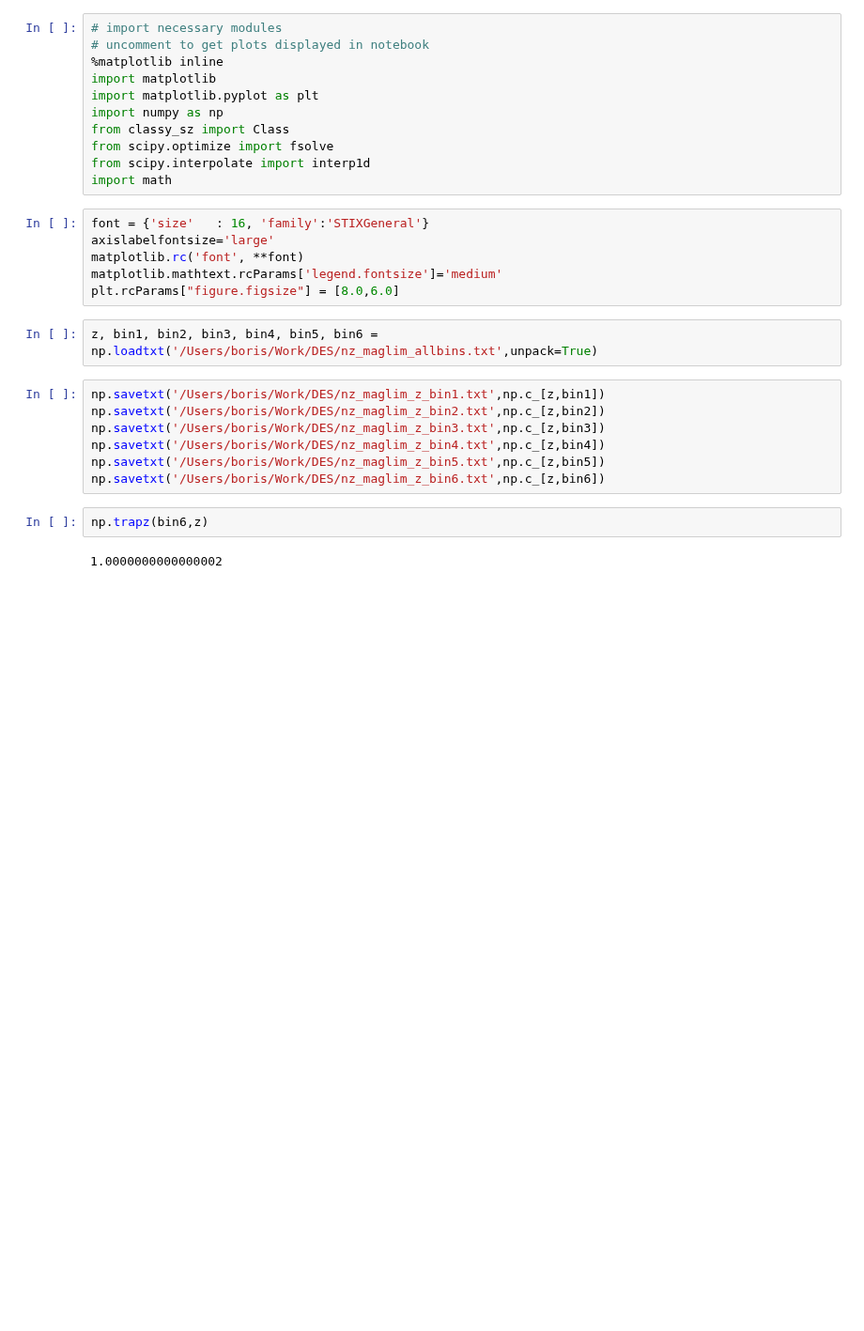
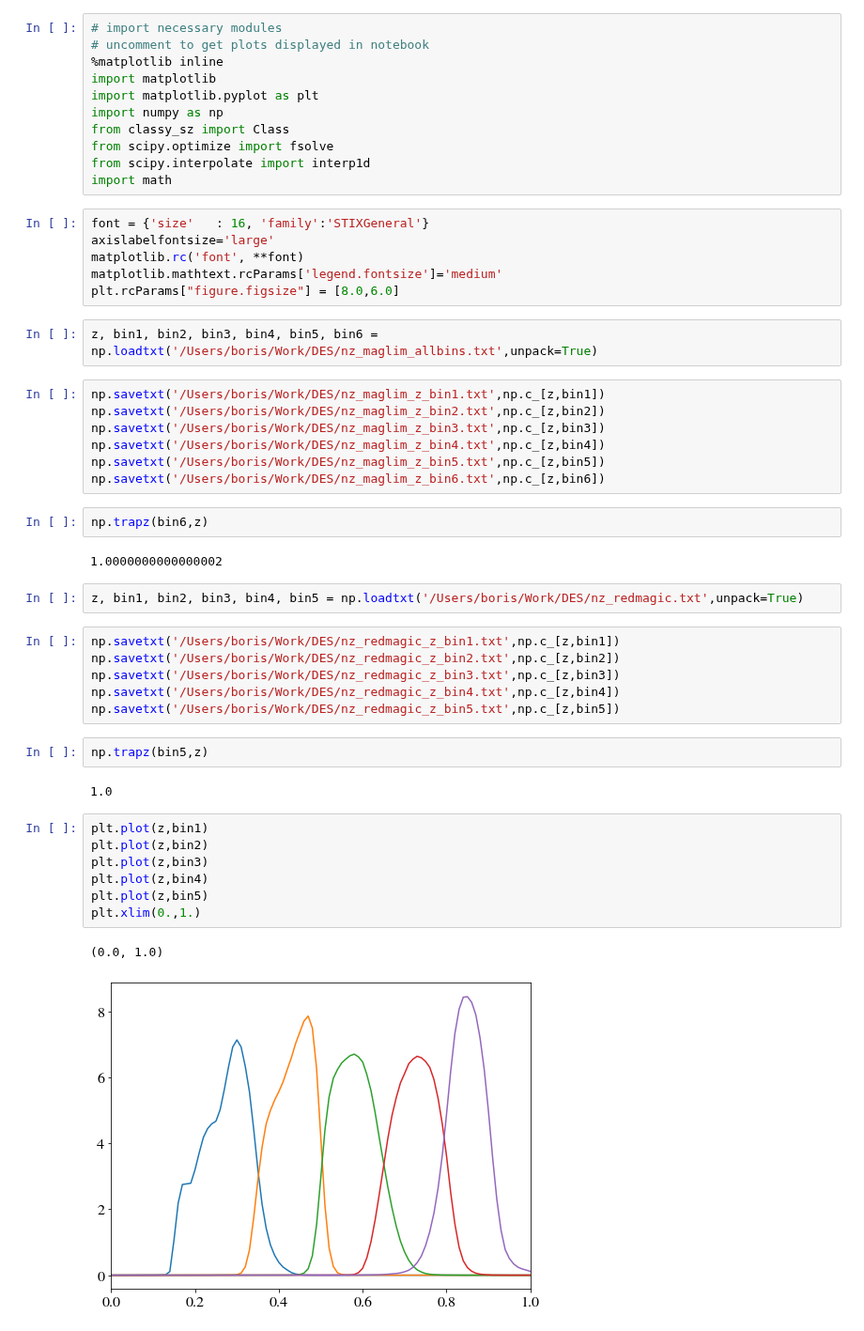
Before and after one commit to CLASS-SZ/class_sz, a Jupyter notebook: notebooks/DES_nz.ipynb, the cells around one changed output. Shown at 94% size. Saved outputs shown, nothing was run; the diff lists cells and outputs as text; blank space fills up the shorter version.

```diff
--- a/notebooks/DES_nz.ipynb
+++ b/notebooks/DES_nz.ipynb
@@ -28,3 +28,25 @@ np.savetxt('/Users/boris/Work/DES/nz_maglim_z_bin6.txt',np.c_[z,bin6])
 np.trapz(bin6,z)
 # %% [output]
 1.0000000000000002
+# %%
+z, bin1, bin2, bin3, bin4, bin5 = np.loadtxt('/Users/boris/Work/DES/nz_redmagic.txt',unpack=True)
+# %%
+np.savetxt('/Users/boris/Work/DES/nz_redmagic_z_bin1.txt',np.c_[z,bin1])
+np.savetxt('/Users/boris/Work/DES/nz_redmagic_z_bin2.txt',np.c_[z,bin2])
+np.savetxt('/Users/boris/Work/DES/nz_redmagic_z_bin3.txt',np.c_[z,bin3])
+np.savetxt('/Users/boris/Work/DES/nz_redmagic_z_bin4.txt',np.c_[z,bin4])
+np.savetxt('/Users/boris/Work/DES/nz_redmagic_z_bin5.txt',np.c_[z,bin5])
+# %%
+np.trapz(bin5,z)
+# %% [output]
+1.0
+# %%
+plt.plot(z,bin1)
+plt.plot(z,bin2)
+plt.plot(z,bin3)
+plt.plot(z,bin4)
+plt.plot(z,bin5)
+plt.xlim(0.,1.)
+# %% [output]
+(0.0, 1.0)
+[figure, added]
```
Also changed, not shown: 10 other files.
